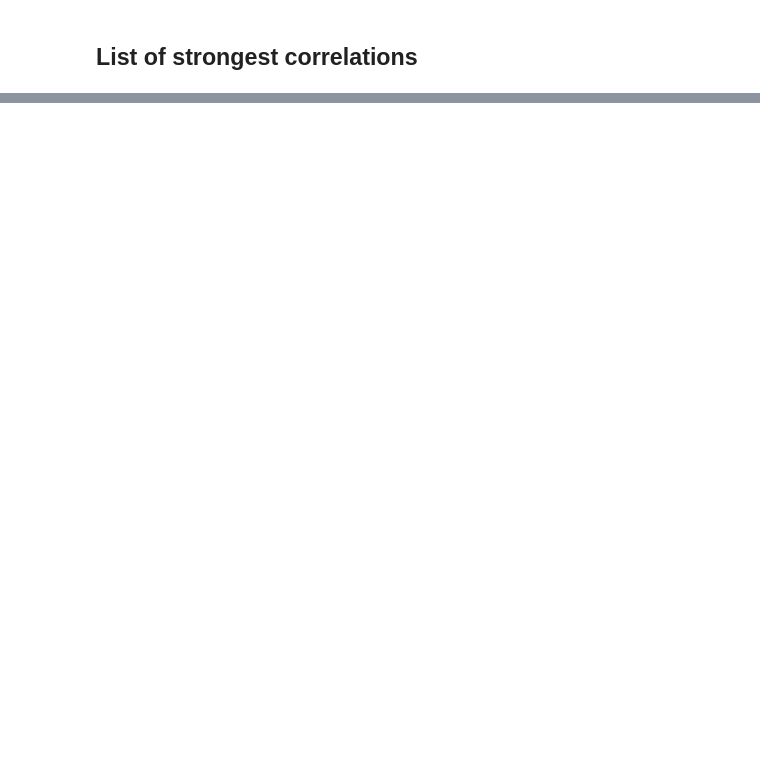
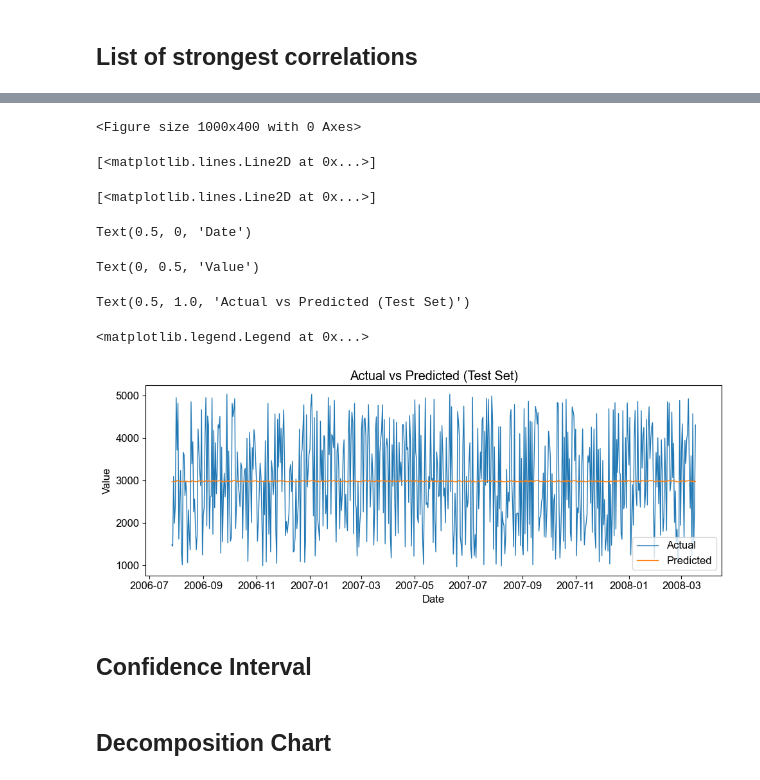
Before and after one commit to syttpz/Finance-Economics-Time-Series-Analysis, a Jupyter notebook: data_analysis_eddy.ipynb, the cells around one changed output, grey strips where cells are left out. Saved outputs shown, nothing was run; the diff lists cells and outputs as text; code cells hidden in the pictures; blank space fills up the shorter version.

```diff
--- a/data_analysis_eddy.ipynb
+++ b/data_analysis_eddy.ipynb
@@ -215,0 +297,33 @@ Top 15 Negative Correlations:
+# %%
+test_dates = df.loc[X_test.index, "Date"]
+
+forecast_df = pd.DataFrame({
+    "Date": test_dates,
+    "Actual": y_test.values,
+    "Predicted": y_pred
+})
+
+forecast_df = forecast_df.sort_values("Date")
+
+plt.figure(figsize=(10, 4))
+plt.plot(forecast_df["Date"], forecast_df["Actual"], label="Actual", linewidth=1)
+plt.plot(forecast_df["Date"], forecast_df["Predicted"], label="Predicted", linewidth=1)
+plt.xlabel("Date")
+plt.ylabel("Value")
+plt.title("Actual vs Predicted (Test Set)")
+plt.legend()
+plt.tight_layout()
+plt.show()
+# %% [output]
+<Figure size 1000x400 with 0 Axes>
+[<matplotlib.lines.Line2D at 0x...>]
+[<matplotlib.lines.Line2D at 0x...>]
+Text(0.5, 0, 'Date')
+Text(0, 0.5, 'Value')
+Text(0.5, 1.0, 'Actual vs Predicted (Test Set)')
+<matplotlib.legend.Legend at 0x...>
+[figure, added]
+# %% [markdown]
+## Confidence Interval
+# %% [markdown]
+## Decomposition Chart
```
Also changed, not shown: parts of 10 cells of this notebook.
